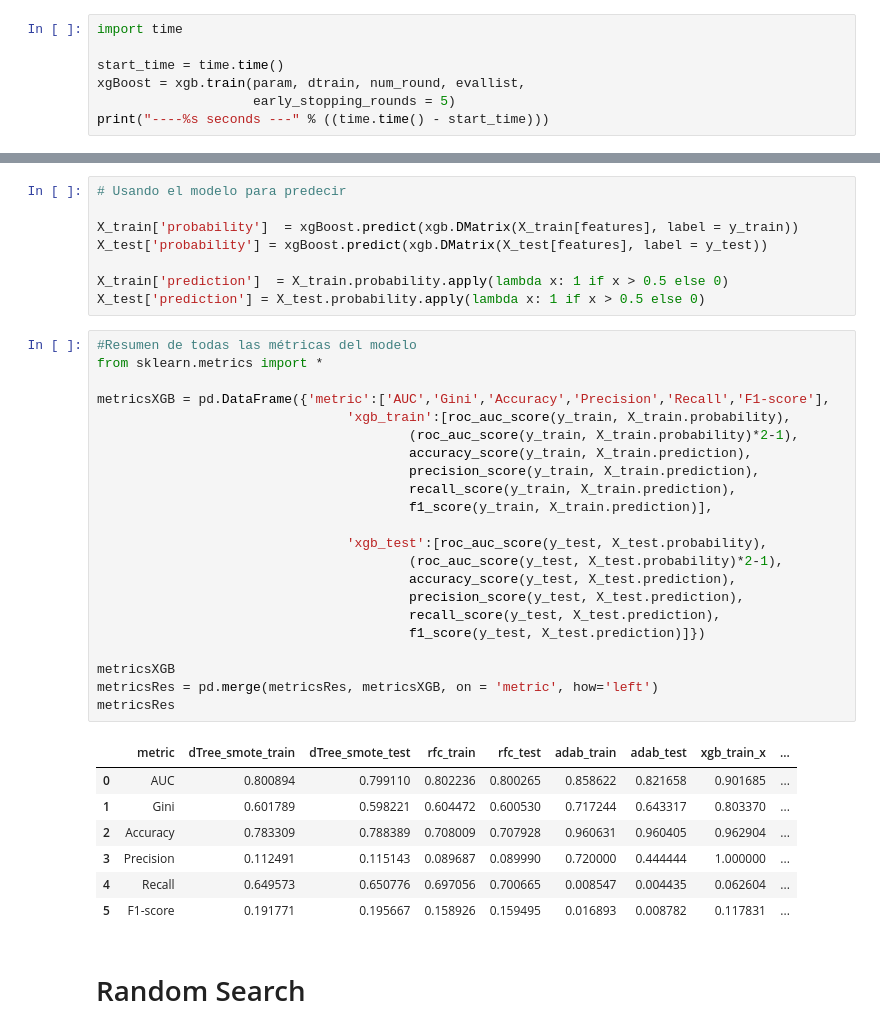
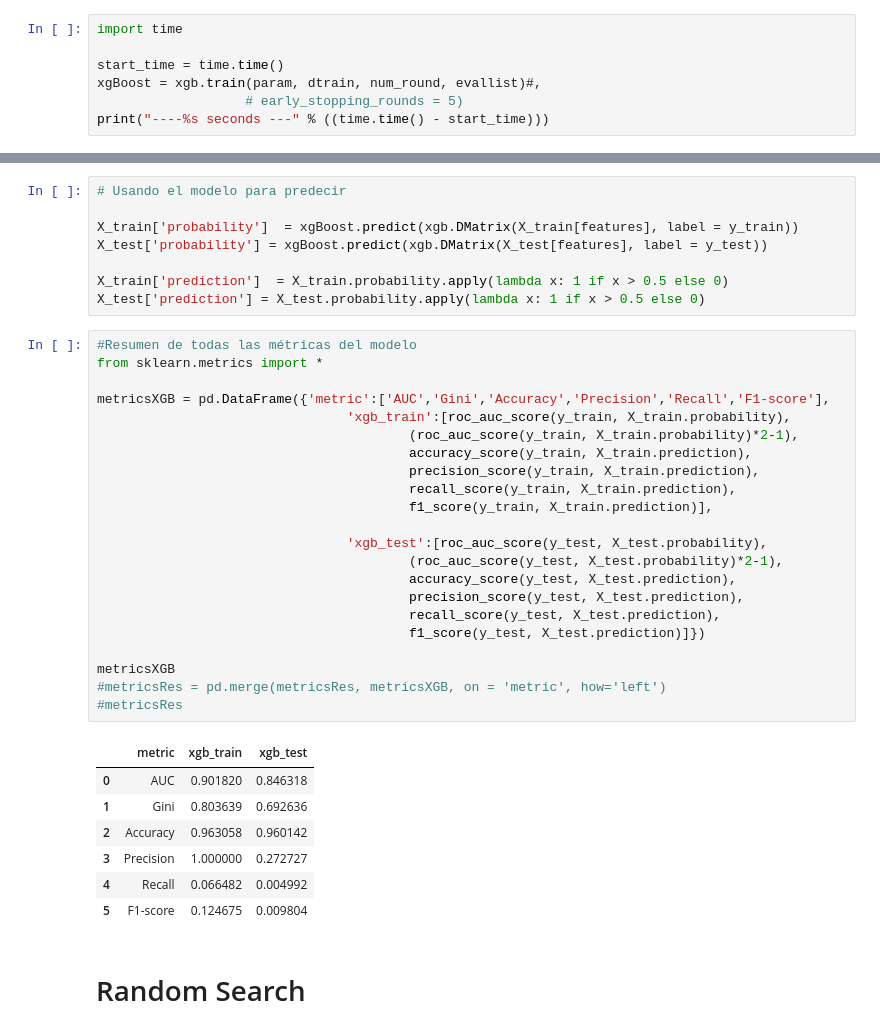
Before and after one commit to maacunap76/Especiaizacion_ML_Deep_DMC, a Jupyter notebook: Supervised_models/DecisionTrees_Boosting/Lab_Santander.ipynb, the cells around one changed output, grey strips where cells are left out. Saved outputs shown, nothing was run; the diff lists cells and outputs as text.

```diff
--- a/Supervised_models/DecisionTrees_Boosting/Lab_Santander.ipynb
+++ b/Supervised_models/DecisionTrees_Boosting/Lab_Santander.ipynb
@@ -913,7 +907,7 @@ evallist = [(dtrain,'train'), (dwatch,'watchlist')]
 import time
 
 start_time = time.time()
-xgBoost = xgb.train(param, dtrain, num_round, evallist,
-                    early_stopping_rounds = 5)
+xgBoost = xgb.train(param, dtrain, num_round, evallist)#,
+                   # early_stopping_rounds = 5)
 print("----%s seconds ---" % ((time.time() - start_time)))
 # %% [output]
@@ -1016,33 +1035,33 @@ X_test['prediction'] = X_test.probability.apply(lambda x: 1 if x > 0.5 else 0)
 # %%
 #Resumen de todas las métricas del modelo
 from sklearn.metrics import *
 
 metricsXGB = pd.DataFrame({'metric':['AUC','Gini','Accuracy','Precision','Recall','F1-score'],
                                 'xgb_train':[roc_auc_score(y_train, X_train.probability),
                                         (roc_auc_score(y_train, X_train.probability)*2-1),
                                         accuracy_score(y_train, X_train.prediction),
                                         precision_score(y_train, X_train.prediction),
                                         recall_score(y_train, X_train.prediction),
                                         f1_score(y_train, X_train.prediction)],
 
                                 'xgb_test':[roc_auc_score(y_test, X_test.probability),
                                         (roc_auc_score(y_test, X_test.probability)*2-1),
                                         accuracy_score(y_test, X_test.prediction),
                                         precision_score(y_test, X_test.prediction),
                                         recall_score(y_test, X_test.prediction),
                                         f1_score(y_test, X_test.prediction)]})
 
 metricsXGB
-metricsRes = pd.merge(metricsRes, metricsXGB, on = 'metric', how='left')
-metricsRes
+#metricsRes = pd.merge(metricsRes, metricsXGB, on = 'metric', how='left')
+#metricsRes
 # %% [output]
-|  | metric | dTree_smote_train | dTree_smote_test | rfc_train | rfc_test | adab_train | adab_test | xgb_train_x | ... |
-| 0 | AUC | 0.800894 | 0.799110 | 0.802236 | 0.800265 | 0.858622 | 0.821658 | 0.901685 | ... |
-| 1 | Gini | 0.601789 | 0.598221 | 0.604472 | 0.600530 | 0.717244 | 0.643317 | 0.803370 | ... |
-| 2 | Accuracy | 0.783309 | 0.788389 | 0.708009 | 0.707928 | 0.960631 | 0.960405 | 0.962904 | ... |
-| 3 | Precision | 0.112491 | 0.115143 | 0.089687 | 0.089990 | 0.720000 | 0.444444 | 1.000000 | ... |
-| 4 | Recall | 0.649573 | 0.650776 | 0.697056 | 0.700665 | 0.008547 | 0.004435 | 0.062604 | ... |
-| 5 | F1-score | 0.191771 | 0.195667 | 0.158926 | 0.159495 | 0.016893 | 0.008782 | 0.117831 | ... |
+|  | metric | xgb_train | xgb_test |
+| 0 | AUC | 0.901820 | 0.846318 |
+| 1 | Gini | 0.803639 | 0.692636 |
+| 2 | Accuracy | 0.963058 | 0.960142 |
+| 3 | Precision | 1.000000 | 0.272727 |
+| 4 | Recall | 0.066482 | 0.004992 |
+| 5 | F1-score | 0.124675 | 0.009804 |
 # %% [markdown]
 # Random Search
 # %%
```
Also changed, not shown: parts of 39 cells of this notebook.
